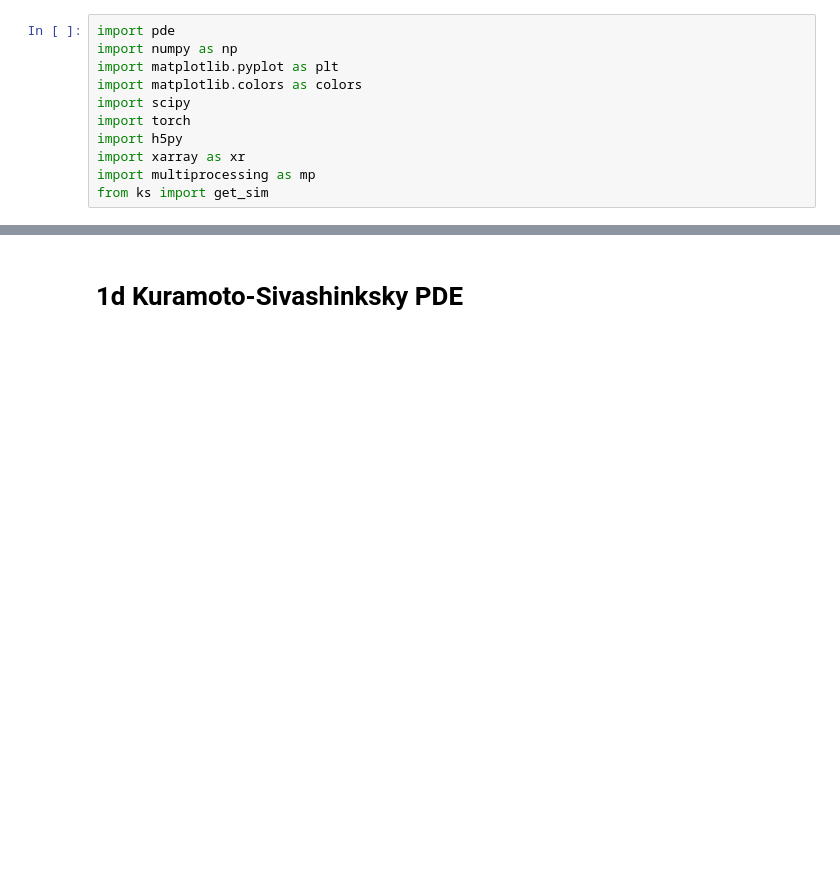
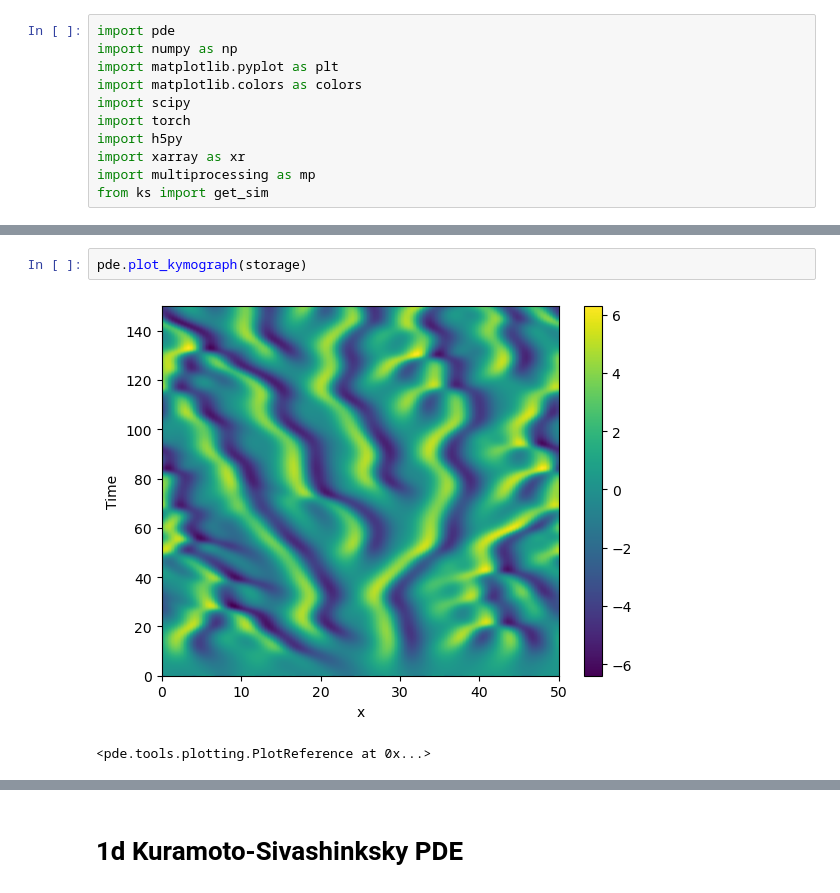
Before and after one commit to cbuelt/pfno, a Jupyter notebook: pde.ipynb, the cells around one changed output, grey strips where cells are left out. Drawn from its saved outputs; the diff is of its cells as text; blank space fills up the shorter version.

```diff
--- a/pde.ipynb
+++ b/pde.ipynb
@@ -11,0 +37,5 @@ from ks import get_sim
+# %%
+pde.plot_kymograph(storage)
+# %% [output]
+[figure, added]
+<pde.tools.plotting.PlotReference at 0x...>
```
Also changed, not shown: parts of 22 cells of this notebook, 3 other files.
